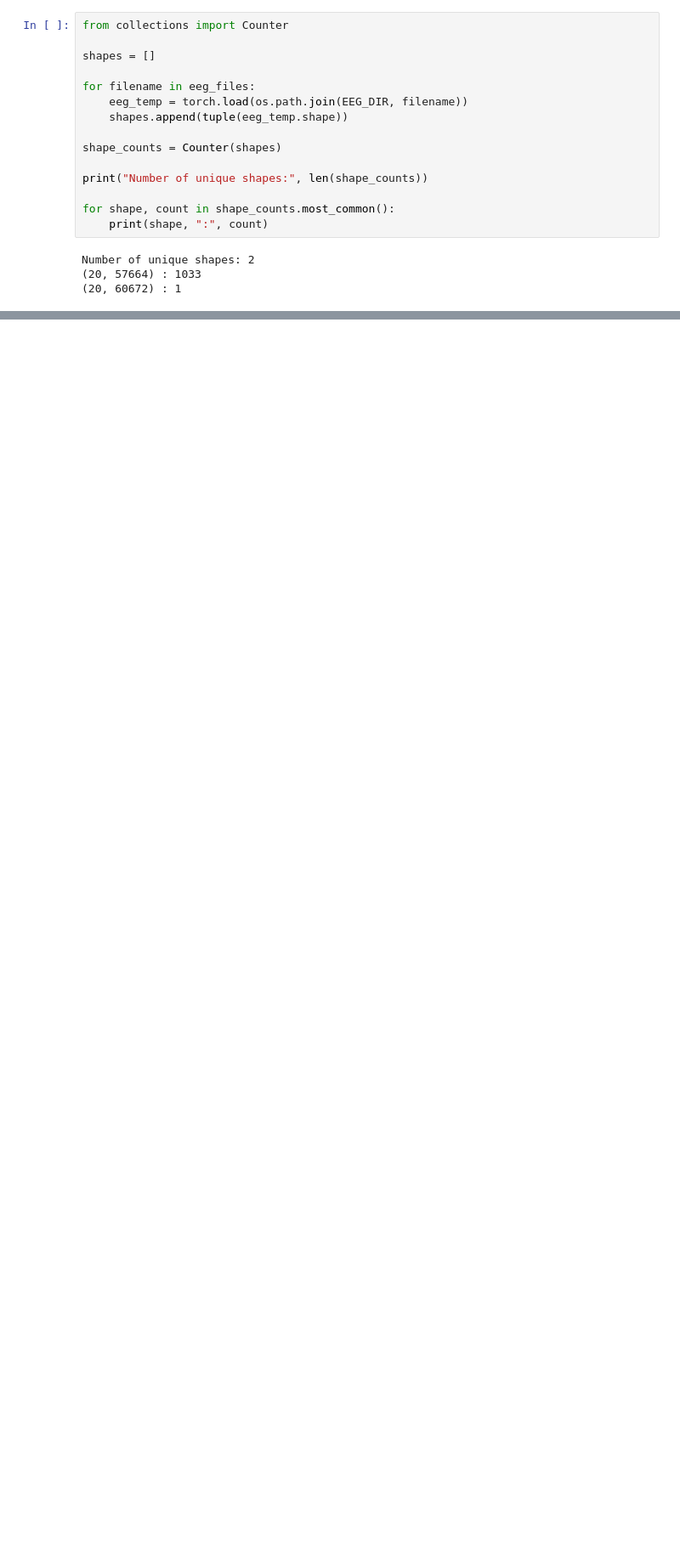
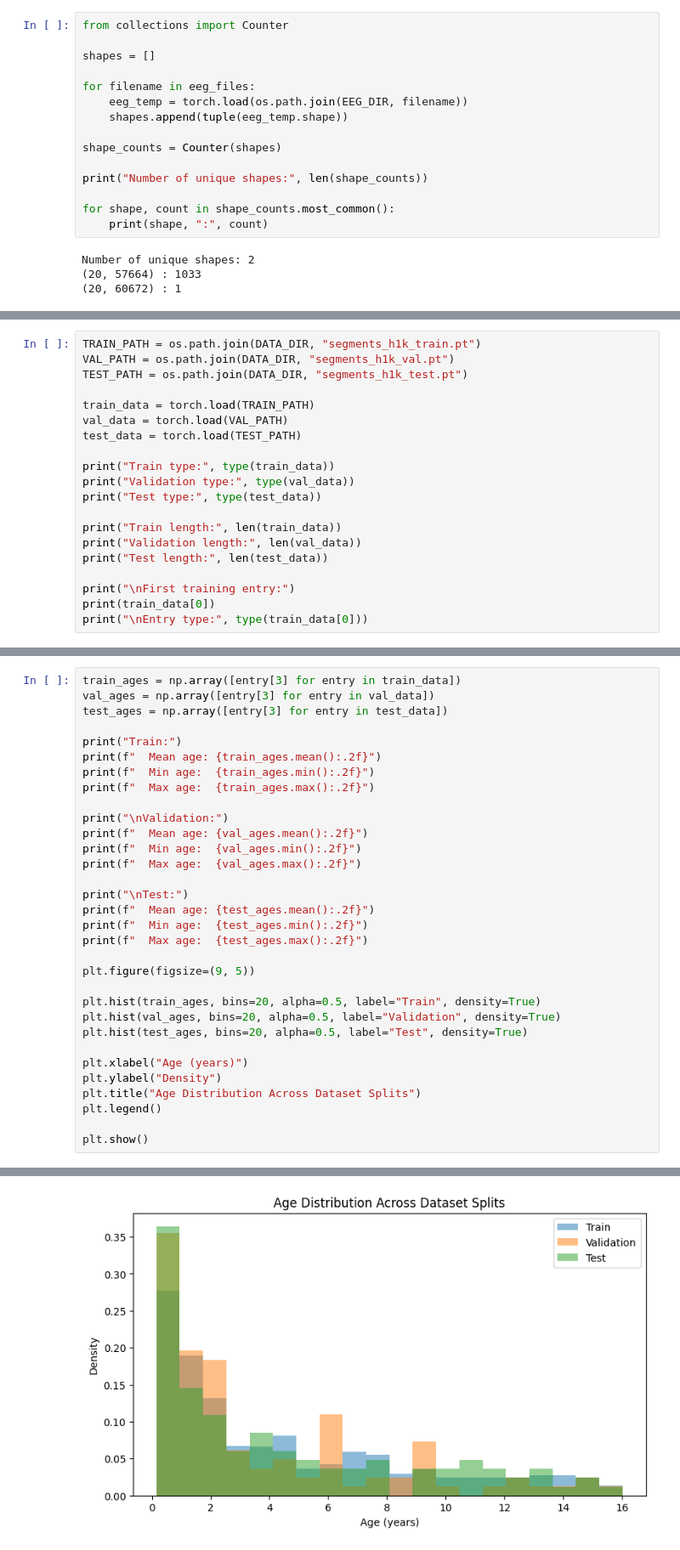
Before and after one commit to hilduAgl/brain-age-eeg, a Jupyter notebook: notebooks/eda.ipynb, the cells around one changed output, grey strips where cells are left out. Shown at 85% size. Saved outputs shown, nothing was run; the diff lists cells and outputs as text; blank space fills up the shorter version.

```diff
--- a/notebooks/eda.ipynb
+++ b/notebooks/eda.ipynb
@@ -199,0 +204,20 @@ Number of unique shapes: 2
+# %%
+TRAIN_PATH = os.path.join(DATA_DIR, "segments_h1k_train.pt")
+VAL_PATH = os.path.join(DATA_DIR, "segments_h1k_val.pt")
+TEST_PATH = os.path.join(DATA_DIR, "segments_h1k_test.pt")
+
+train_data = torch.load(TRAIN_PATH)
+val_data = torch.load(VAL_PATH)
+test_data = torch.load(TEST_PATH)
+
+print("Train type:", type(train_data))
+print("Validation type:", type(val_data))
+print("Test type:", type(test_data))
+
+print("Train length:", len(train_data))
+print("Validation length:", len(val_data))
+print("Test length:", len(test_data))
+
+print("\nFirst training entry:")
+print(train_data[0])
+print("\nEntry type:", type(train_data[0]))
@@ -199,0 +268,33 @@ Number of unique shapes: 2
+# %%
+train_ages = np.array([entry[3] for entry in train_data])
+val_ages = np.array([entry[3] for entry in val_data])
+test_ages = np.array([entry[3] for entry in test_data])
+
+print("Train:")
+print(f"  Mean age: {train_ages.mean():.2f}")
+print(f"  Min age:  {train_ages.min():.2f}")
+print(f"  Max age:  {train_ages.max():.2f}")
+
+print("\nValidation:")
+print(f"  Mean age: {val_ages.mean():.2f}")
+print(f"  Min age:  {val_ages.min():.2f}")
+print(f"  Max age:  {val_ages.max():.2f}")
+
+print("\nTest:")
+print(f"  Mean age: {test_ages.mean():.2f}")
+print(f"  Min age:  {test_ages.min():.2f}")
+print(f"  Max age:  {test_ages.max():.2f}")
+
+plt.figure(figsize=(9, 5))
+
+plt.hist(train_ages, bins=20, alpha=0.5, label="Train", density=True)
+plt.hist(val_ages, bins=20, alpha=0.5, label="Validation", density=True)
+plt.hist(test_ages, bins=20, alpha=0.5, label="Test", density=True)
+
+plt.xlabel("Age (years)")
+plt.ylabel("Density")
+plt.title("Age Distribution Across Dataset Splits")
+plt.legend()
+
+plt.show()
+# %% [output]
@@ -199,0 +315 @@ Number of unique shapes: 2
+[figure, added]
```
Also changed, not shown: parts of 14 cells of this notebook.
